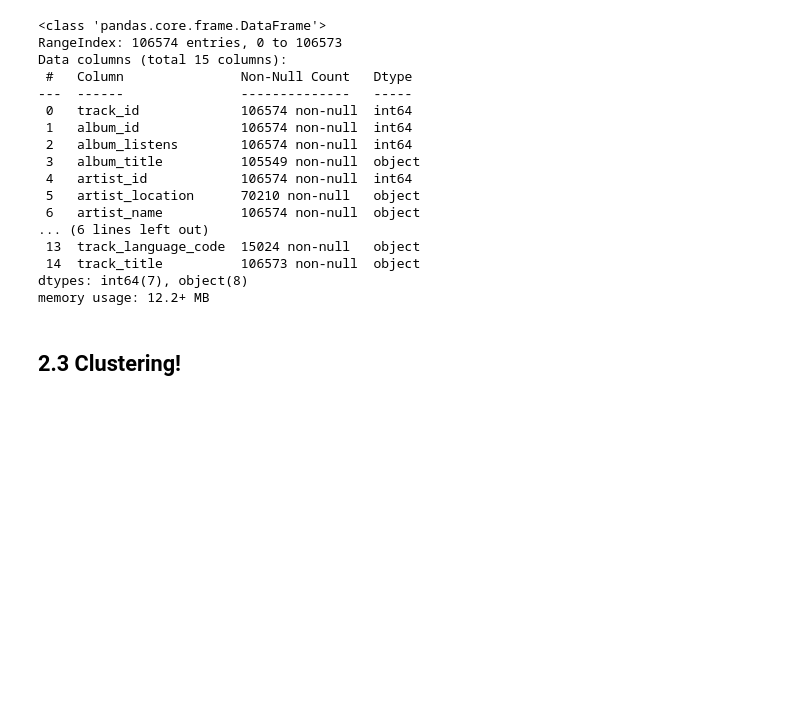
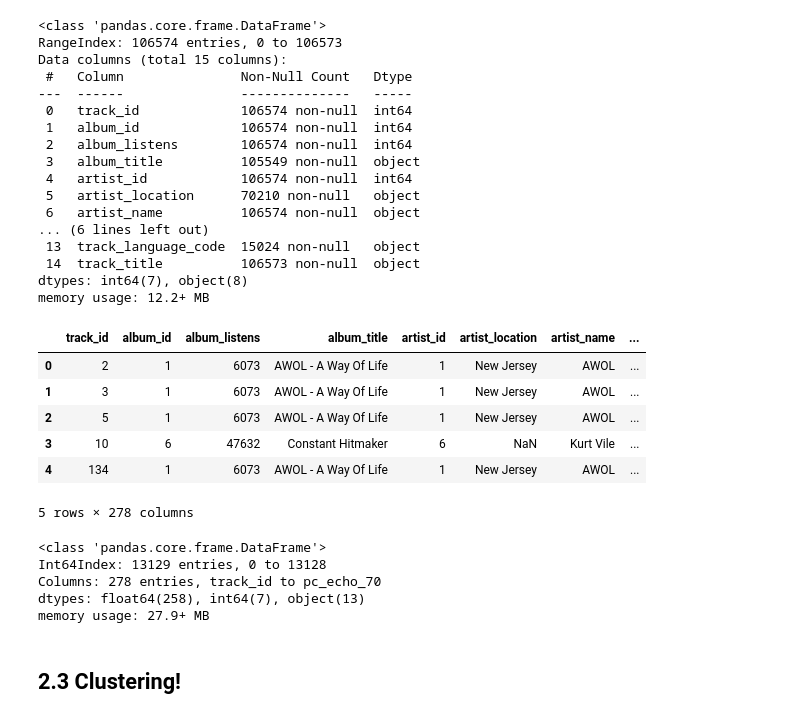
Before and after one commit to ClaraL27/ADM-HW4, a Jupyter notebook: main.ipynb, the cells around one changed output. Drawn from its saved outputs; the diff is of its cells as text; code cells hidden in the pictures; blank space fills up the shorter version.

```diff
--- a/main.ipynb
+++ b/main.ipynb
@@ -513,6 +513,27 @@ Data columns (total 15 columns):
  14  track_title          106573 non-null  object
 dtypes: int64(7), object(8)
 memory usage: 12.2+ MB
+# %%
+new_df_red = pd.merge(tracks_final, feat_final, on='track_id', how='inner')
+main_df_red = pd.merge(new_df_red, echo_final, on='track_id', how='inner')
+# %%
+main_df_red.head()
+# %% [output]
+|  | track_id | album_id | album_listens | album_title | artist_id | artist_location | artist_name | ... |
+| 0 | 2 | 1 | 6073 | AWOL - A Way Of Life | 1 | New Jersey | AWOL | ... |
+| 1 | 3 | 1 | 6073 | AWOL - A Way Of Life | 1 | New Jersey | AWOL | ... |
+| 2 | 5 | 1 | 6073 | AWOL - A Way Of Life | 1 | New Jersey | AWOL | ... |
+| 3 | 10 | 6 | 47632 | Constant Hitmaker | 6 | NaN | Kurt Vile | ... |
+| 4 | 134 | 1 | 6073 | AWOL - A Way Of Life | 1 | New Jersey | AWOL | ... |
+5 rows × 278 columns
+# %%
+main_df_red.info()
+# %% [output]
+<class 'pandas.core.frame.DataFrame'>
+Int64Index: 13129 entries, 0 to 13128
+Columns: 278 entries, track_id to pc_echo_70
+dtypes: float64(258), int64(7), object(13)
+memory usage: 27.9+ MB
 # %% [markdown]
 ## 2.3 Clustering!
 # %% [markdown]
```
